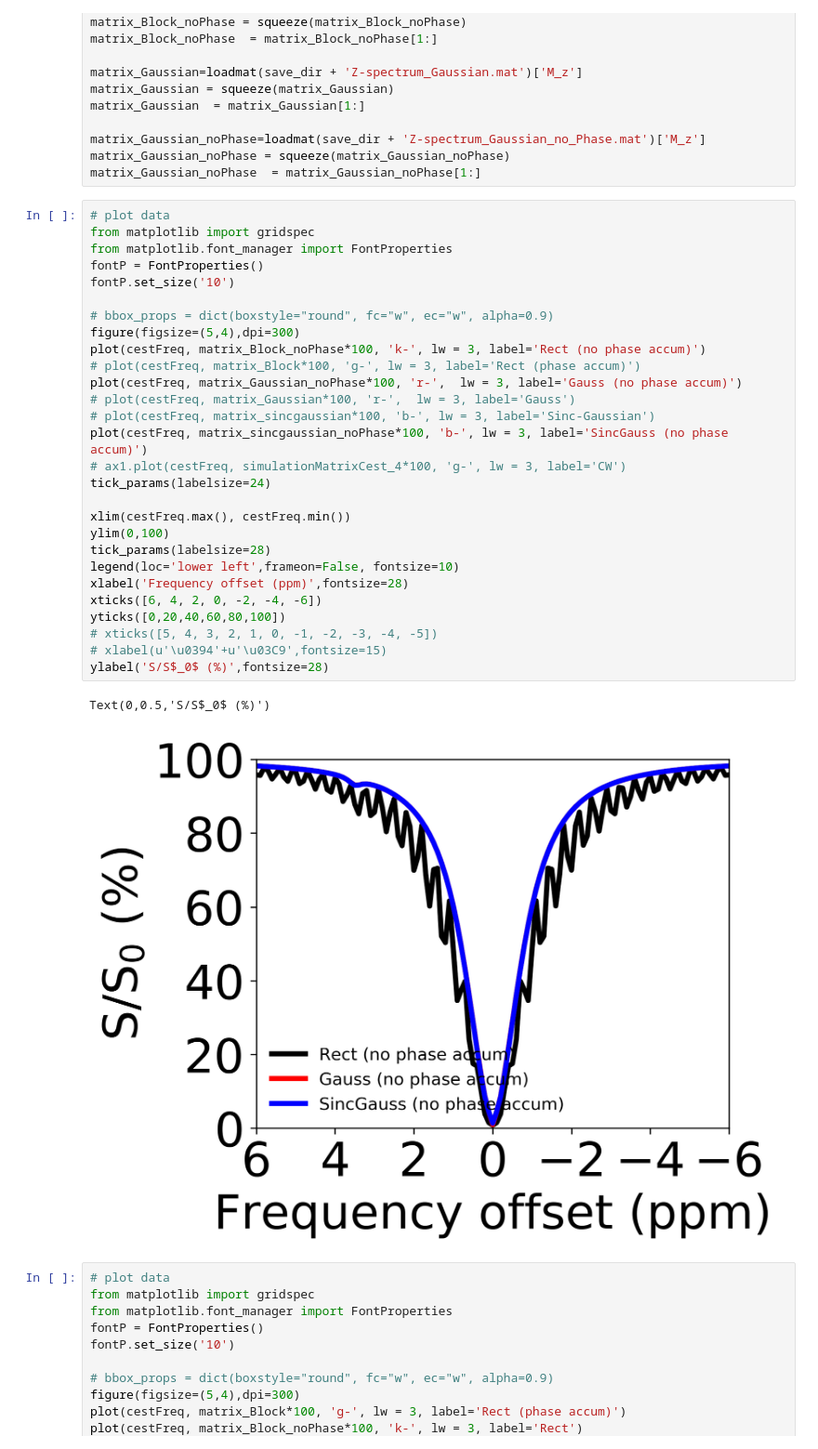
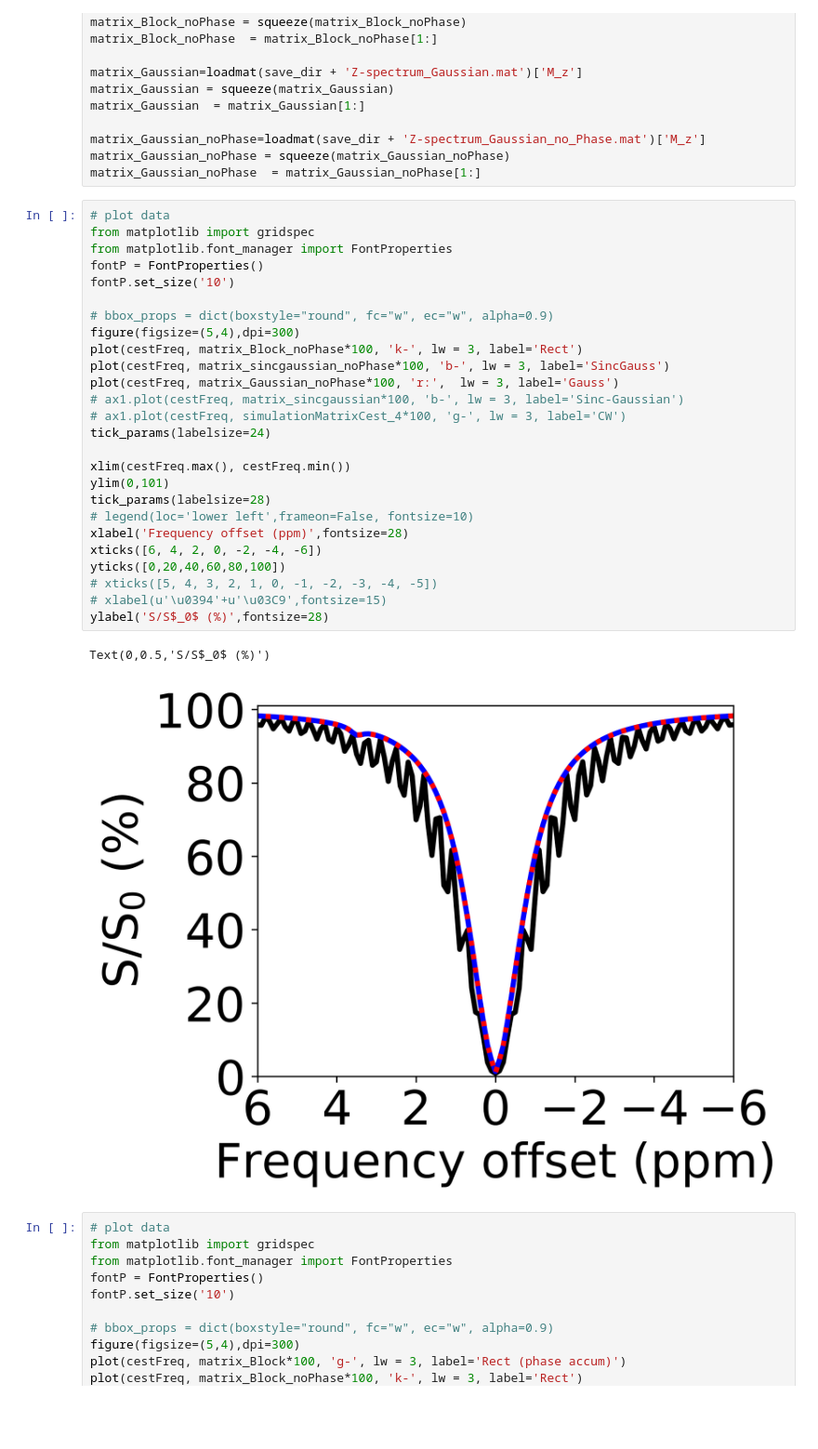
Before and after one commit to ChongxueBie/RF-labeling-techniques-in-CEST-MRI, a Jupyter notebook: py2-pulsedCEST-shapes-alpha-PTR-Figure5&6.ipynb, the cells around one changed output. Shown: that part at 93% size. Saved outputs shown, nothing was run; the diff lists cells and outputs as text; blank space fills up the shorter version.

```diff
--- a/py2-pulsedCEST-shapes-alpha-PTR-Figure5&6.ipynb
+++ b/py2-pulsedCEST-shapes-alpha-PTR-Figure5&6.ipynb
@@ -137,34 +139,32 @@ matrix_Gaussian_noPhase  = matrix_Gaussian_noPhase[1:]
 # %%
 # plot data
 from matplotlib import gridspec
 from matplotlib.font_manager import FontProperties
 fontP = FontProperties()
 fontP.set_size('10')
 
 # bbox_props = dict(boxstyle="round", fc="w", ec="w", alpha=0.9)
 figure(figsize=(5,4),dpi=300)
-plot(cestFreq, matrix_Block_noPhase*100, 'k-', lw = 3, label='Rect (no phase accum)')
-# plot(cestFreq, matrix_Block*100, 'g-', lw = 3, label='Rect (phase accum)')
-plot(cestFreq, matrix_Gaussian_noPhase*100, 'r-',  lw = 3, label='Gauss (no phase accum)')
-# plot(cestFreq, matrix_Gaussian*100, 'r-',  lw = 3, label='Gauss')
-# plot(cestFreq, matrix_sincgaussian*100, 'b-', lw = 3, label='Sinc-Gaussian')
-plot(cestFreq, matrix_sincgaussian_noPhase*100, 'b-', lw = 3, label='SincGauss (no phase accum)')
+plot(cestFreq, matrix_Block_noPhase*100, 'k-', lw = 3, label='Rect')
+plot(cestFreq, matrix_sincgaussian_noPhase*100, 'b-', lw = 3, label='SincGauss')
+plot(cestFreq, matrix_Gaussian_noPhase*100, 'r:',  lw = 3, label='Gauss')
+# ax1.plot(cestFreq, matrix_sincgaussian*100, 'b-', lw = 3, label='Sinc-Gaussian')
 # ax1.plot(cestFreq, simulationMatrixCest_4*100, 'g-', lw = 3, label='CW')
 tick_params(labelsize=24)
 
 xlim(cestFreq.max(), cestFreq.min())
-ylim(0,100)
+ylim(0,101)
 tick_params(labelsize=28)
-legend(loc='lower left',frameon=False, fontsize=10)
+# legend(loc='lower left',frameon=False, fontsize=10)
 xlabel('Frequency offset (ppm)',fontsize=28)
 xticks([6, 4, 2, 0, -2, -4, -6])
 yticks([0,20,40,60,80,100])
 # xticks([5, 4, 3, 2, 1, 0, -1, -2, -3, -4, -5])
 # xlabel(u'\u0394'+u'\u03C9',fontsize=15)
 ylabel('S/S$_0$ (%)',fontsize=28)
 # %% [output]
 Text(0,0.5,'S/S$_0$ (%)')
-[figure, old version]
+[figure, new version]
 # %%
 # plot data
 from matplotlib import gridspec
```
Also changed, not shown: parts of 3 cells of this notebook, 1 other file.
